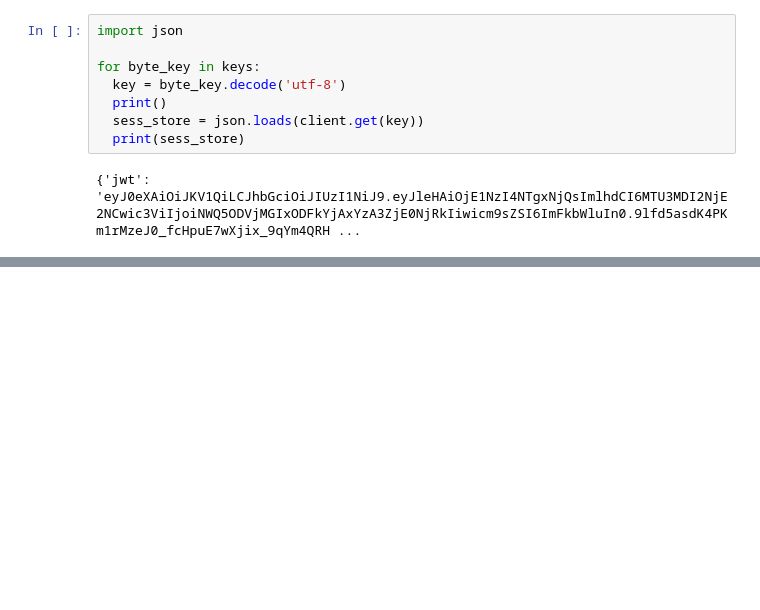
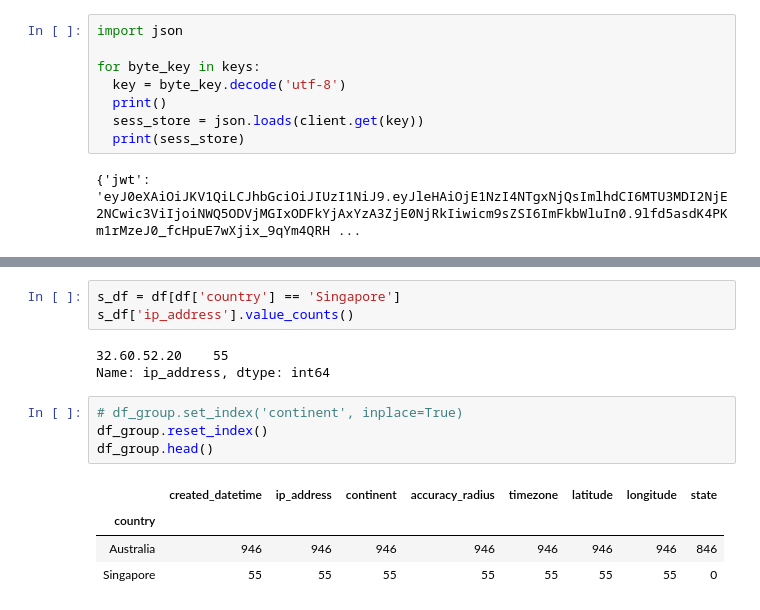
Before and after one commit to NeuralDev-io/arclytics_simcct, a Jupyter notebook: services/jupyter/notebooks/user_analytics.ipynb, the cells around one changed output, grey strips where cells are left out. Drawn from its saved outputs; the diff is of its cells as text; blank space fills up the shorter version.

```diff
--- a/services/jupyter/notebooks/user_analytics.ipynb
+++ b/services/jupyter/notebooks/user_analytics.ipynb
@@ -310,0 +372,15 @@ df.head(n=10)
+# %%
+s_df = df[df['country'] == 'Singapore']
+s_df['ip_address'].value_counts()
+# %% [output]
+32.60.52.20    55
+Name: ip_address, dtype: int64
+# %%
+# df_group.set_index('continent', inplace=True)
+df_group.reset_index()
+df_group.head()
+# %% [output]
+|  | created_datetime | ip_address | continent | accuracy_radius | timezone | latitude | longitude | state |
+| country |  |  |  |  |  |  |  |  |
+| Australia | 946 | 946 | 946 | 946 | 946 | 946 | 946 | 846 |
+| Singapore | 55 | 55 | 55 | 55 | 55 | 55 | 55 | 0 |
```
Also changed, not shown: parts of 7 cells of this notebook, 3 other files.
